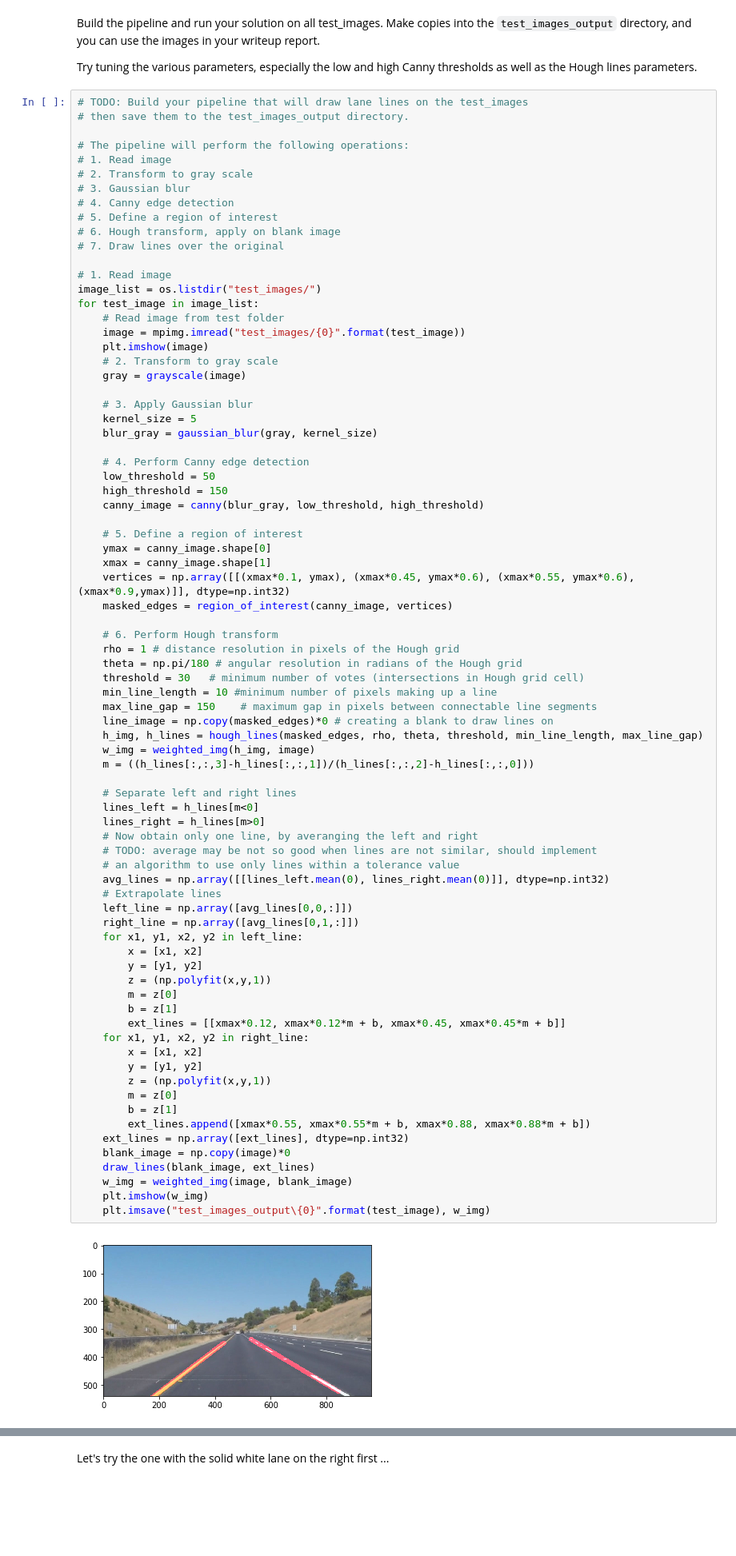
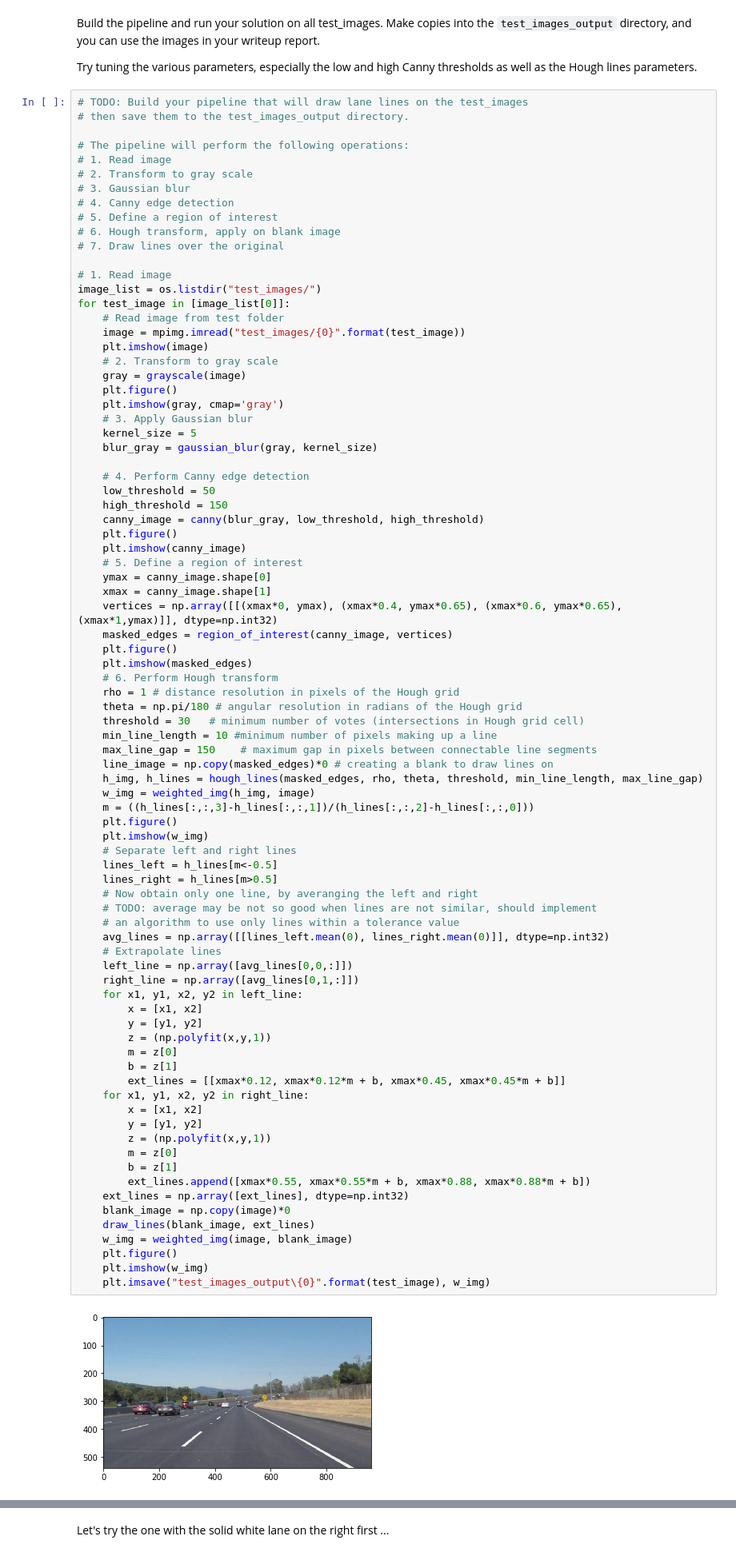
Before and after one commit to MC-8/SDC-P1-lane-lines, a Jupyter notebook: P1.ipynb, the cells around one changed output, grey strips where cells are left out. Shown at 80% size. Saved outputs shown, nothing was run; the diff lists cells and outputs as text; blank space fills up the shorter version.

Commit message:
Add constraints for line parameters, need to implement filter

```diff
--- a/P1.ipynb
+++ b/P1.ipynb
@@ -207,13 +207,14 @@ Try tuning the various parameters, especially the low and high Canny thresholds
 
 # 1. Read image
 image_list = os.listdir("test_images/")
-for test_image in image_list:
+for test_image in [image_list[0]]:
     # Read image from test folder
     image = mpimg.imread("test_images/{0}".format(test_image))
     plt.imshow(image)
     # 2. Transform to gray scale
     gray = grayscale(image)
-
+    plt.figure()
+    plt.imshow(gray, cmap='gray')
     # 3. Apply Gaussian blur
     kernel_size = 5
     blur_gray = gaussian_blur(gray, kernel_size)
@@ -222,13 +223,15 @@ for test_image in image_list:
     low_threshold = 50
     high_threshold = 150
     canny_image = canny(blur_gray, low_threshold, high_threshold)
-
+    plt.figure()
+    plt.imshow(canny_image)
     # 5. Define a region of interest
     ymax = canny_image.shape[0]
     xmax = canny_image.shape[1]
-    vertices = np.array([[(xmax*0.1, ymax), (xmax*0.45, ymax*0.6), (xmax*0.55, ymax*0.6), (xmax*0.9,ymax)]], dtype=np.int32)
+    vertices = np.array([[(xmax*0, ymax), (xmax*0.4, ymax*0.65), (xmax*0.6, ymax*0.65), (xmax*1,ymax)]], dtype=np.int32)
     masked_edges = region_of_interest(canny_image, vertices)
-
+    plt.figure()
+    plt.imshow(masked_edges)
     # 6. Perform Hough transform
     rho = 1 # distance resolution in pixels of the Hough grid
     theta = np.pi/180 # angular resolution in radians of the Hough grid
@@ -239,36 +242,38 @@ for test_image in image_list:
     h_img, h_lines = hough_lines(masked_edges, rho, theta, threshold, min_line_length, max_line_gap)
     w_img = weighted_img(h_img, image)
     m = ((h_lines[:,:,3]-h_lines[:,:,1])/(h_lines[:,:,2]-h_lines[:,:,0]))
-
+    plt.figure()
+    plt.imshow(w_img)
     # Separate left and right lines
-    lines_left = h_lines[m<0]
-    lines_right = h_lines[m>0]
+    lines_left = h_lines[m<-0.5]
+    lines_right = h_lines[m>0.5]
     # Now obtain only one line, by averanging the left and right
     # TODO: average may be not so good when lines are not similar, should implement
     # an algorithm to use only lines within a tolerance value
     avg_lines = np.array([[lines_left.mean(0), lines_right.mean(0)]], dtype=np.int32)
     # Extrapolate lines
     left_line = np.array([avg_lines[0,0,:]])
     right_line = np.array([avg_lines[0,1,:]])
     for x1, y1, x2, y2 in left_line:
         x = [x1, x2]
         y = [y1, y2]
         z = (np.polyfit(x,y,1))
         m = z[0]
         b = z[1]
         ext_lines = [[xmax*0.12, xmax*0.12*m + b, xmax*0.45, xmax*0.45*m + b]]
     for x1, y1, x2, y2 in right_line:
         x = [x1, x2]
         y = [y1, y2]
         z = (np.polyfit(x,y,1))
         m = z[0]
         b = z[1]
         ext_lines.append([xmax*0.55, xmax*0.55*m + b, xmax*0.88, xmax*0.88*m + b])
     ext_lines = np.array([ext_lines], dtype=np.int32)
     blank_image = np.copy(image)*0
     draw_lines(blank_image, ext_lines)
     w_img = weighted_img(image, blank_image)
+    plt.figure()
     plt.imshow(w_img)
     plt.imsave("test_images_output\{0}".format(test_image), w_img)
 # %% [output]
-[figure, old version]
+[figure, new version]
```
Also changed, not shown: parts of 8 cells of this notebook.
